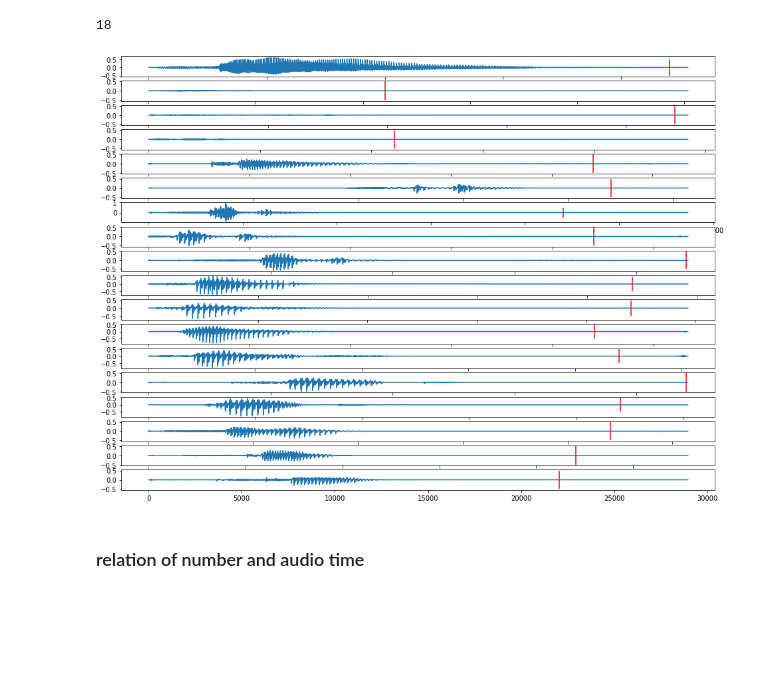
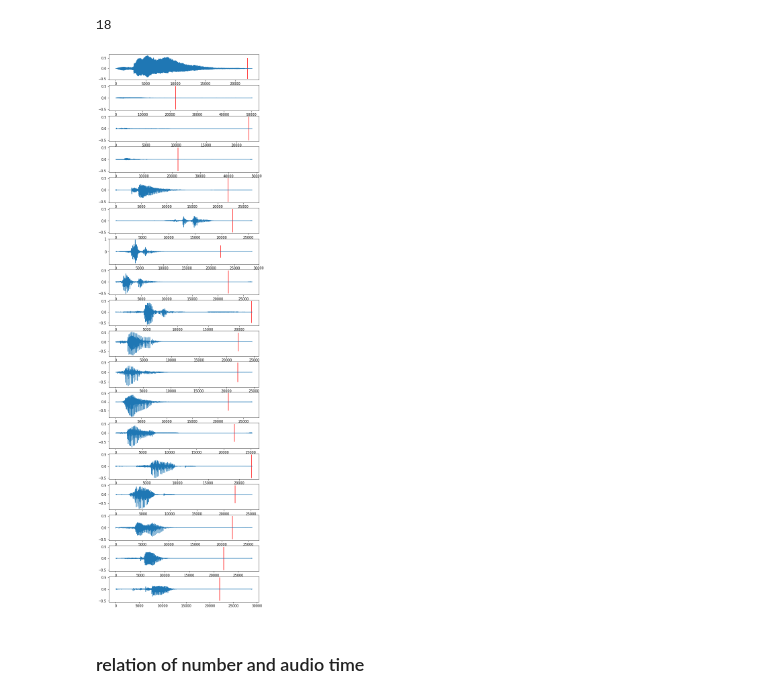
Before and after one commit to shin04/B4Lecture-2021, a Jupyter notebook: ex_9/kajiwara/notebooks/EDA.ipynb, the cells around one changed output. Drawn from its saved outputs; the diff is of its cells as text; code cells hidden in the pictures; blank space fills up the shorter version.

```diff
--- a/ex_9/kajiwara/notebooks/EDA.ipynb
+++ b/ex_9/kajiwara/notebooks/EDA.ipynb
@@ -76,13 +76,13 @@ len(long_audio_idxes)
 #     y, sr = librosa.load('../../' + meta['path'].loc[int(idx)])
 #     ipd.display(Audio(y, rate=sr))
 # %%
-fig, axes = plt.subplots(len(long_audio_idxes), figsize=(16,12))
+fig, axes = plt.subplots(len(long_audio_idxes), figsize=(8,30))
 for i, idx in enumerate(long_audio_idxes):
     y, sr = librosa.load('../../' + meta['path'].loc[int(idx)])
     axes[i].plot(y)
     axes[i].vlines([sr], -0.5, 0.5, "red")
 # %% [output]
-[figure, old version]
+[figure, new version]
 # %%
 # # make new meta
 # # meta = pd.read_csv('../training.csv')
```
Also changed, not shown: parts of 25 cells of this notebook, 4 other files.
